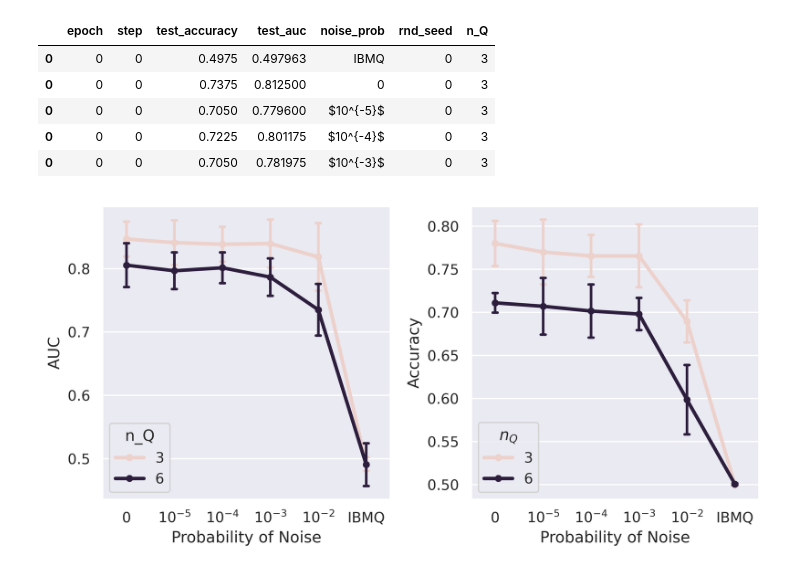
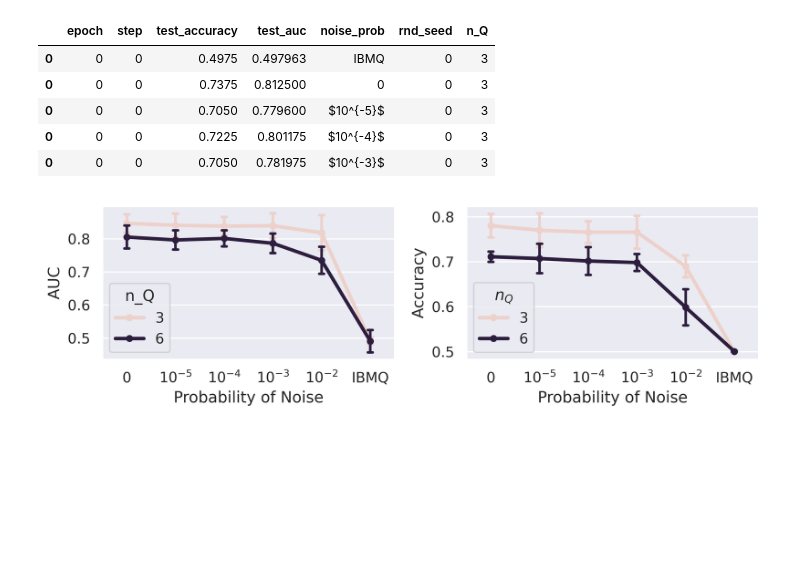
Before and after one commit to maplexgitx0302/QML-QCGNN, a Jupyter notebook: ibmq_result.ipynb, the cells around one changed output. Saved outputs shown, nothing was run; the diff lists cells and outputs as text; code cells hidden in the pictures; blank space fills up the shorter version.

```diff
--- a/ibmq_result.ipynb
+++ b/ibmq_result.ipynb
@@ -146,22 +99,22 @@ df.head(5)
 | 0 | 0 | 0 | 0.7225 | 0.801175 | $10^{-4}$ | 0 | 3 |
 | 0 | 0 | 0 | 0.7050 | 0.781975 | $10^{-3}$ | 0 | 3 |
 # %%
-fig, ax = plt.subplots(1, 2, figsize=(8, 4), dpi=500)
+fig, ax = plt.subplots(1, 2, figsize=(8, 2.5), dpi=500)
 # fig.suptitle(r"Noise Extrapolation of 4-Particle Top-QCD Jets ($n_I=2$) on Pre-trained QCGNN", fontsize=12)
 
 def plot_noise_extrapolation(ax: plt.Axes, metric: str, y_label: str):
     sns.pointplot(
         data=df, x='noise_prob', y=metric, ax=ax, order=x_tick_list, hue='n_Q',
         marker='.', err_kws={'linewidth': 2}, capsize=0.1, errorbar=('sd', 1),
     )
 
     ax.set_xlabel('Probability of Noise')
     ax.set_ylabel(y_label)
 
 plot_noise_extrapolation(ax[0], 'test_auc', 'AUC')
 plot_noise_extrapolation(ax[1], 'test_accuracy', 'Accuracy')
 
 plt.legend(title=r"$n_Q$", loc='lower left')
 plt.tight_layout()
 # %% [output]
-[figure, old version]
+[figure, new version]
```
Also changed, not shown: parts of 3 cells of this notebook, 4 other files.
